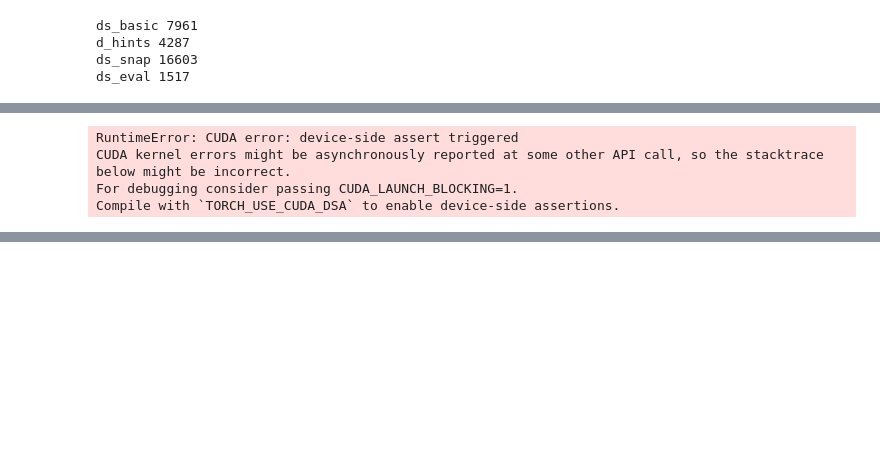
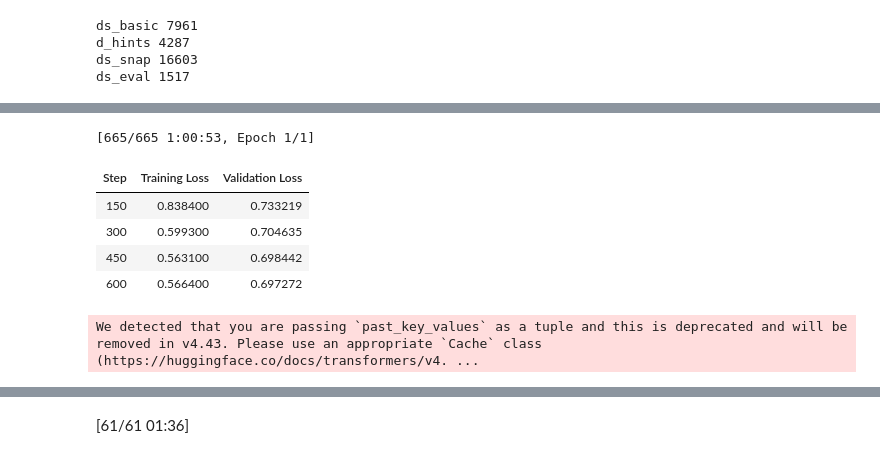
Before and after one commit to KindYAK/kaggle_20q, a Jupyter notebook: Training.ipynb, the cells around one changed output, grey strips where cells are left out. Saved outputs shown, nothing was run; the diff lists cells and outputs as text; code cells hidden in the pictures; blank space fills up the shorter version.

```diff
--- a/Training.ipynb
+++ b/Training.ipynb
@@ -196,6 +239,7 @@ save_epochs = set([0, 1, 3, 6])
 # %%
 # eval_set = json.load(open("data/eval_set.json", "r"))[:10] # TODO!!!!
 eval_set = json.load(open("data/eval_set.json", "r"))
+train_set = json.load(open("data/train_set.json", "r"))
 def custom_evaluation(model, epoch, short=True):
     if short:
         keywords = [e['keyword'] for e in eval_set if e['difficulty'] == "Easy"]
@@ -212,36 +256,54 @@ def custom_evaluation(model, epoch, short=True):
     if not short:
         pickle.dump(games, open(f"full_eval_{epoch}.pkl", "wb"))
     return sum([g.win for g in games]) / len(games)
+
+def custom_evaluation_on_train(model, n_examples=100):
+    import random
+    random.seed(42)
+    random.shuffle(train_set)
+
+    keywords = [e['keyword'] for e in train_set[:n_examples]]
+    games = run_games(
+        keywords,
+        tokenizer,
+        model,
+        id_eot,
+        batch_size=15,
+    )
+    return sum([g.win for g in games]) / len(games)
 # %%
-from transformers import DataCollatorWithPadding
+from trl.trainer import DataCollatorForCompletionOnlyLM
 
-data_collator = DataCollatorWithPadding(tokenizer, max_length=2500)
+data_collator = DataCollatorForCompletionOnlyLM(response_template="<|start_header_id|>assistant<|end_header_id|>", tokenizer=tokenizer)
 # %%
 model = model.train()
 # %%
+save_epochs = set([0])
 cumulative_epoch = 0
 for ds, num_epochs in (
-    (ds_basic, 2),
-    (ds_hints, 3),
-    (ds_snap, 2),
+    # (ds_basic, 1),
+    # (ds_hints, 1),
+    (ds_snap, 1),
 ):
     for epoch in range(num_epochs):
         training_args = SFTConfig(
             output_dir="./results",
             num_train_epochs=1,
-            per_device_train_batch_size=10,
-            per_device_eval_batch_size=10,
+            per_device_train_batch_size=25,
+            per_device_eval_batch_size=25,
             save_strategy="no",
-            learning_rate=2e-05,
+            learning_rate=1e-05,
             weight_decay=0.2,
             bf16=True,
-            lr_scheduler_type="cosine_with_restarts",
+            lr_scheduler_type="linear",
             warmup_ratio=0.1,
             eval_strategy="steps",
-            eval_steps=210,
-            logging_steps=210,
-            neftune_noise_alpha=5,
-            max_seq_length=3750,
+            eval_steps=150,
+            logging_steps=150,
+            neftune_noise_alpha=None,
+            max_seq_length=5000,
+            num_of_sequences=5000,
+            dataset_text_field="texts",
         )
 
         trainer = SFTTrainer(
@@ -250,7 +312,7 @@ for ds, num_epochs in (
             train_dataset=ds,
             eval_dataset=ds_eval,
             tokenizer=tokenizer,
-            # data_collator=data_collator,
+            data_collator=data_collator,
         )
 
         train_result = trainer.train()
@@ -269,13 +331,17 @@ for ds, num_epochs in (
         print(f"Epoch {cumulative_epoch} - Custom Eval: {eval_metrics}")
 
         if cumulative_epoch in save_epochs:
-            output_dir = f"./results/llama_{cumulative_epoch}"
-            os.makedirs(output_dir, exist_ok=True)
-            model.save_pretrained(output_dir)
-            tokenizer.save_pretrained(output_dir)
+            # TODO!!!!!!!!!!!!!!!!!!!!!!!!!!!!!!!!!!!!!!!!!!!!!!!!!!!!!!!!!!!!!!
+            # output_dir = f"./results/llama_{cumulative_epoch}"
+            # os.makedirs(output_dir, exist_ok=True)
+            # model.save_pretrained(output_dir)
+            # tokenizer.save_pretrained(output_dir)
             eval_metrics = custom_evaluation(model, cumulative_epoch, short=False)
             logging.info(f"Epoch {cumulative_epoch} - Custom Eval (full): {eval_metrics}")
             print(f"Epoch {cumulative_epoch} - Custom Eval (full): {eval_metrics}")
+            eval_metrics_on_train = custom_evaluation_on_train(model)
+            logging.info(f"Epoch {cumulative_epoch} - Custom Eval (full train): {eval_metrics_on_train}")
+            print(f"Epoch {cumulative_epoch} - Custom Eval (full train): {eval_metrics_on_train}")
 
         print(f"Finished epoch {cumulative_epoch + 1}")
         cumulative_epoch += 1  # Increment the overall epoch counter
@@ -300,4 +350,7 @@ for ds, num_epochs in (
-RuntimeError: CUDA error: device-side assert triggered
-CUDA kernel errors might be asynchronously reported at some other API call, so the stacktrace below might be incorrect.
-For debugging consider passing CUDA_LAUNCH_BLOCKING=1.
-Compile with `TORCH_USE_CUDA_DSA` to enable device-side assertions.
+[665/665 1:00:53, Epoch 1/1]
+| Step | Training Loss | Validation Loss |
+| 150 | 0.838400 | 0.733219 |
+| 300 | 0.599300 | 0.704635 |
+| 450 | 0.563100 | 0.698442 |
+| 600 | 0.566400 | 0.697272 |
+We detected that you are passing `past_key_values` as a tuple and this is deprecated and will be removed in v4.43. Please use an appropriate `Cache` class (https://huggingface.co/docs/transformers/v4. ...
@@ -303,0 +358 @@ Compile with `TORCH_USE_CUDA_DSA` to enable device-side assertions.
+[61/61 01:36]
```
Also changed, not shown: parts of 19 cells of this notebook.
